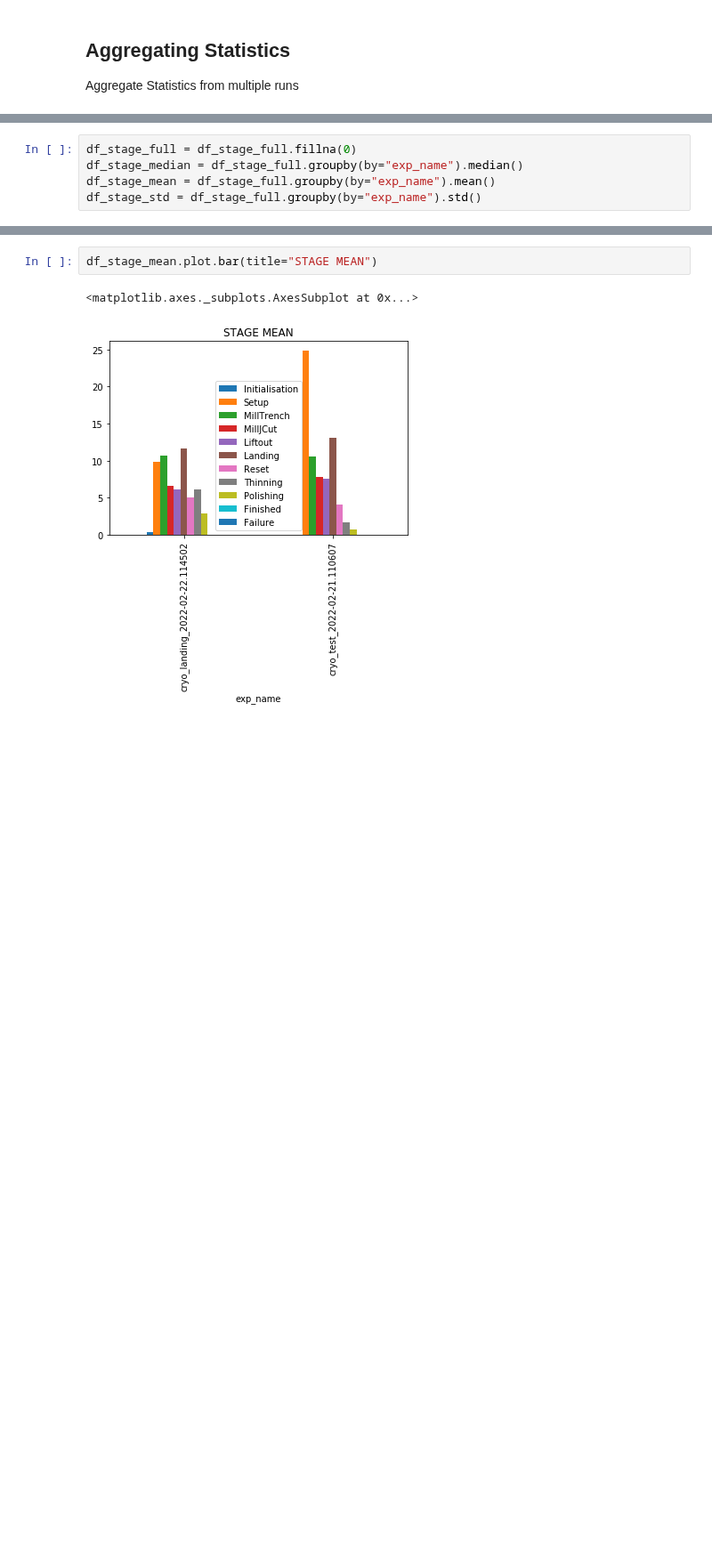
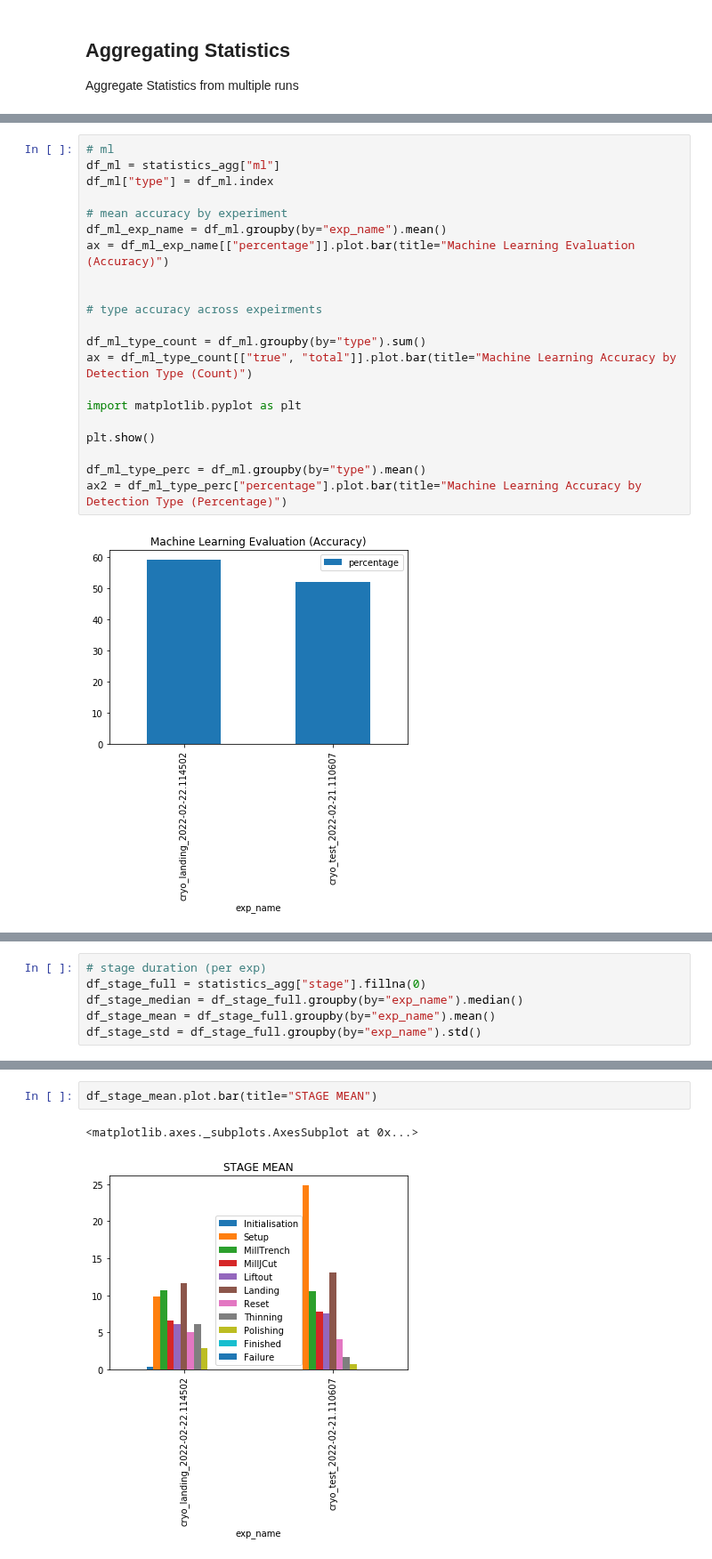
Before and after one commit to Phaips/autoliftout, a Jupyter notebook: liftout/tools/logging.ipynb, the cells around one changed output, grey strips where cells are left out. Shown at 89% size. Drawn from its saved outputs; the diff is of its cells as text; blank space fills up the shorter version.

```diff
--- a/liftout/tools/logging.ipynb
+++ b/liftout/tools/logging.ipynb
@@ -494,0 +356,23 @@ cryo_test_2022-02-21.110607       79    131     52    0.603053
+# %%
+# ml
+df_ml = statistics_agg["ml"]
+df_ml["type"] = df_ml.index
+
+# mean accuracy by experiment
+df_ml_exp_name = df_ml.groupby(by="exp_name").mean()
+ax = df_ml_exp_name[["percentage"]].plot.bar(title="Machine Learning Evaluation (Accuracy)")
+
+
+# type accuracy across expeirments
+
+df_ml_type_count = df_ml.groupby(by="type").sum()
+ax = df_ml_type_count[["true", "total"]].plot.bar(title="Machine Learning Accuracy by Detection Type (Count)")
+
+import matplotlib.pyplot as plt
+
+plt.show()
+
+df_ml_type_perc = df_ml.groupby(by="type").mean()
+ax2 = df_ml_type_perc["percentage"].plot.bar(title="Machine Learning Accuracy by Detection Type (Percentage)")
+# %% [output]
+[figure, added]
@@ -495,5 +381,6 @@ cryo_test_2022-02-21.110607       79    131     52    0.603053
 # %%
-df_stage_full = df_stage_full.fillna(0)
+# stage duration (per exp)
+df_stage_full = statistics_agg["stage"].fillna(0)
 df_stage_median = df_stage_full.groupby(by="exp_name").median()
 df_stage_mean = df_stage_full.groupby(by="exp_name").mean()
 df_stage_std = df_stage_full.groupby(by="exp_name").std()
```
Also changed, not shown: parts of 25 cells of this notebook, 2 other files.
